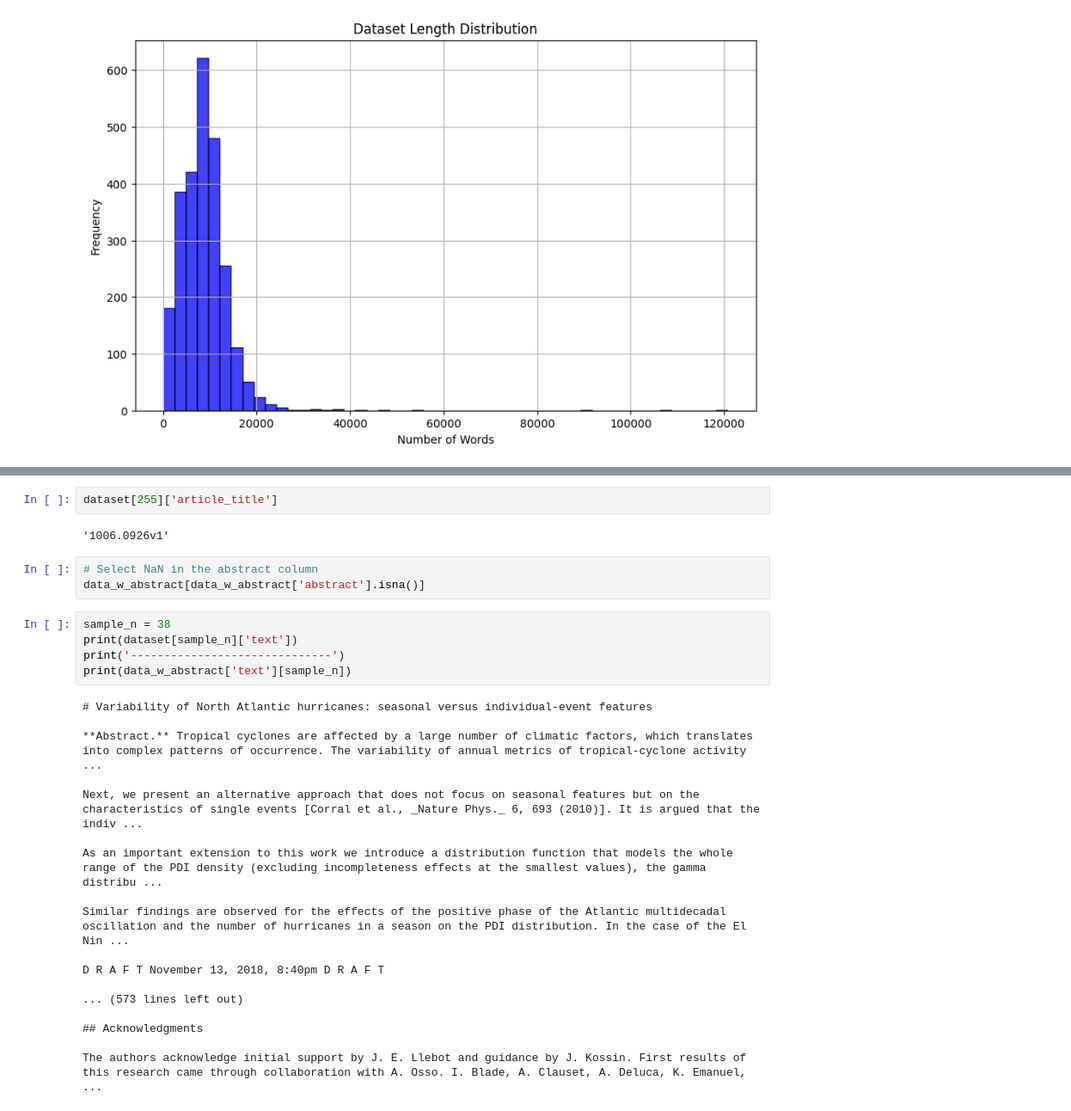
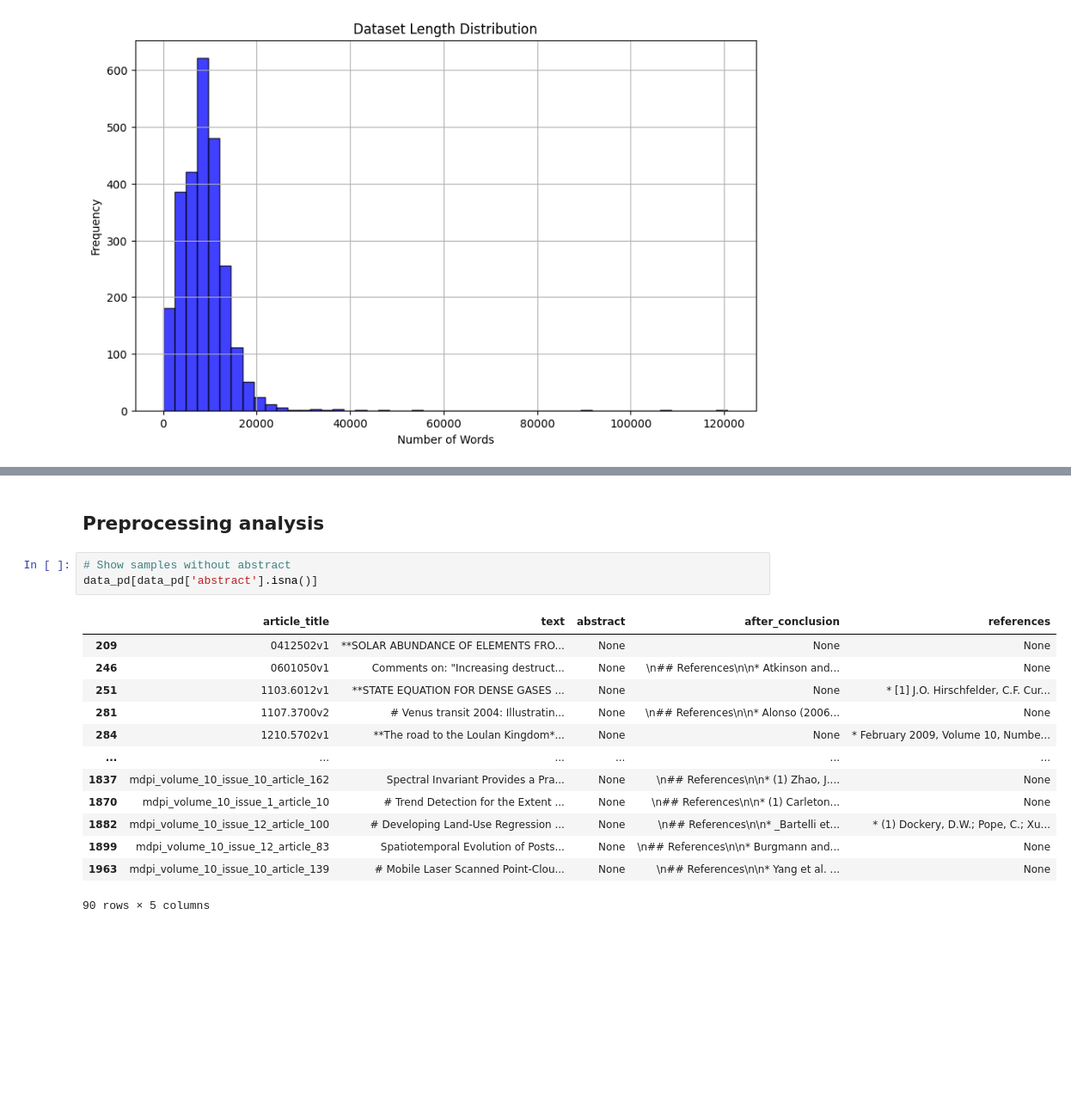
Before and after one commit to eve-esa/evalkit, a Jupyter notebook: data/summarization/main.ipynb, the cells around one changed output, grey strips where cells are left out. Shown at 86% size. Cells and saved outputs as stored; diff of their text form; blank space fills up the shorter version.

```diff
--- a/data/summarization/main.ipynb
+++ b/data/summarization/main.ipynb
@@ -198,30 +253,19 @@ KeyboardInterrupt:
-# %%
-dataset[255]['article_title']
-# %% [output]
-'1006.0926v1'
-# %%
-# Select NaN in the abstract column
-data_w_abstract[data_w_abstract['abstract'].isna()]
-# %%
-sample_n = 38
-print(dataset[sample_n]['text'])
-print('------------------------------')
-print(data_w_abstract['text'][sample_n])
-# %% [output]
-# Variability of North Atlantic hurricanes: seasonal versus individual-event features
-
-**Abstract.** Tropical cyclones are affected by a large number of climatic factors, which translates into complex patterns of occurrence. The variability of annual metrics of tropical-cyclone activity ...
-
-Next, we present an alternative approach that does not focus on seasonal features but on the characteristics of single events [Corral et al., _Nature Phys._ 6, 693 (2010)]. It is argued that the indiv ...
-
-As an important extension to this work we introduce a distribution function that models the whole range of the PDI density (excluding incompleteness effects at the smallest values), the gamma distribu ...
-
-Similar findings are observed for the effects of the positive phase of the Atlantic multidecadal oscillation and the number of hurricanes in a season on the PDI distribution. In the case of the El Nin ...
-
-D R A F T November 13, 2018, 8:40pm D R A F T
-
-... (573 lines left out)
-
-## Acknowledgments
-
-The authors acknowledge initial support by J. E. Llebot and guidance by J. Kossin. First results of this research came through collaboration with A. Osso. I. Blade, A. Clauset, A. Deluca, K. Emanuel,  ...
+# %% [markdown]
+## Preprocessing analysis
+# %%
+# Show samples without abstract
+data_pd[data_pd['abstract'].isna()]
+# %% [output]
+|  | article_title | text | abstract | after_conclusion | references |
+| 209 | 0412502v1 | **SOLAR ABUNDANCE OF ELEMENTS FRO... | None | None | None |
+| 246 | 0601050v1 | Comments on: "Increasing destruct... | None | \n## References\n\n* Atkinson and... | None |
+| 251 | 1103.6012v1 | **STATE EQUATION FOR DENSE GASES ... | None | None | * [1] J.O. Hirschfelder, C.F. Cur... |
+| 281 | 1107.3700v2 | # Venus transit 2004: Illustratin... | None | \n## References\n\n* Alonso (2006... | None |
+| 284 | 1210.5702v1 | **The road to the Loulan Kingdom*... | None | None | * February 2009, Volume 10, Numbe... |
+| ... | ... | ... | ... | ... | ... |
+| 1837 | mdpi_volume_10_issue_10_article_162 | Spectral Invariant Provides a Pra... | None | \n## References\n\n* (1) Zhao, J.... | None |
+| 1870 | mdpi_volume_10_issue_1_article_10 | # Trend Detection for the Extent ... | None | \n## References\n\n* (1) Carleton... | None |
+| 1882 | mdpi_volume_10_issue_12_article_100 | # Developing Land-Use Regression ... | None | \n## References\n\n* _Bartelli et... | * (1) Dockery, D.W.; Pope, C.; Xu... |
+| 1899 | mdpi_volume_10_issue_12_article_83 | Spatiotemporal Evolution of Posts... | None | \n## References\n\n* Burgmann and... | None |
+| 1963 | mdpi_volume_10_issue_10_article_139 | # Mobile Laser Scanned Point-Clou... | None | \n## References\n\n* Yang et al. ... | None |
+90 rows × 5 columns
```
Also changed, not shown: parts of 15 cells of this notebook.
